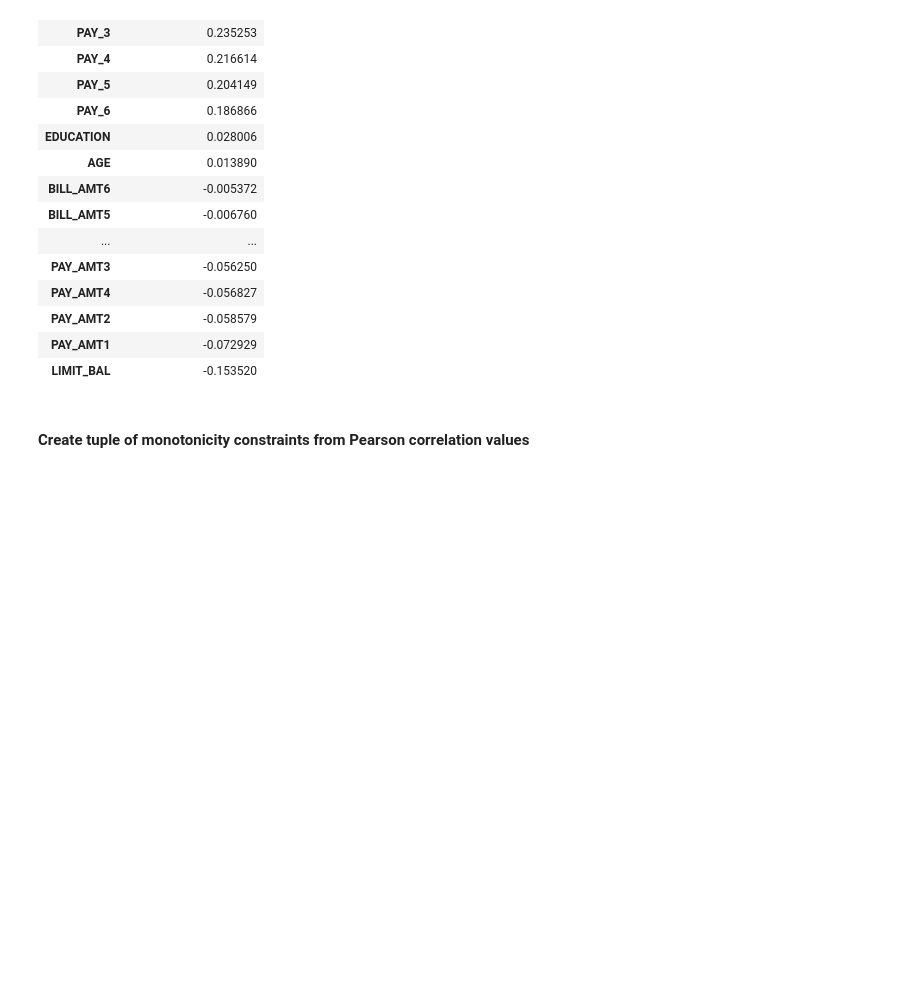
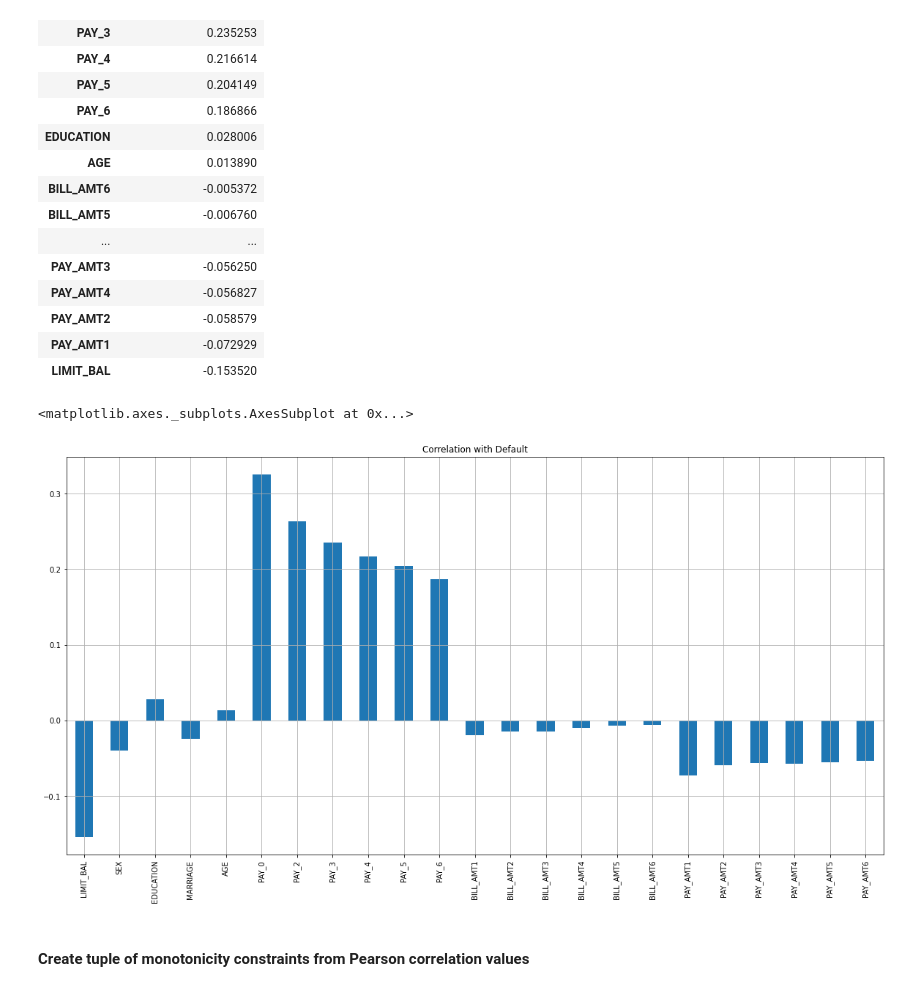
Before and after one commit to AlexandruGiurca/Machine-Learning-Model-Risk-Management, a Jupyter notebook: Model Risk Management.ipynb, the cells around one changed output. Saved outputs shown, nothing was run; the diff lists cells and outputs as text; code cells hidden in the pictures; blank space fills up the shorter version.

```diff
--- a/Model Risk Management.ipynb
+++ b/Model Risk Management.ipynb
@@ -140,6 +140,13 @@ numeric_corr_y.sort_values(y,ascending=False)
 | PAY_AMT2 | -0.058579 |
 | PAY_AMT1 | -0.072929 |
 | LIMIT_BAL | -0.153520 |
+# %%
+data[X].corrwith(data['DEFAULT_NEXT_MONTH']).plot.bar(
+        figsize = (20, 10), title = "Correlation with Default",
+        rot = 90, grid = True)
+# %% [output]
+<matplotlib.axes._subplots.AxesSubplot at 0x...>
+[figure, added]
 # %% [markdown]
 #### Create tuple of monotonicity constraints from Pearson correlation values
 # %% [markdown]
```
